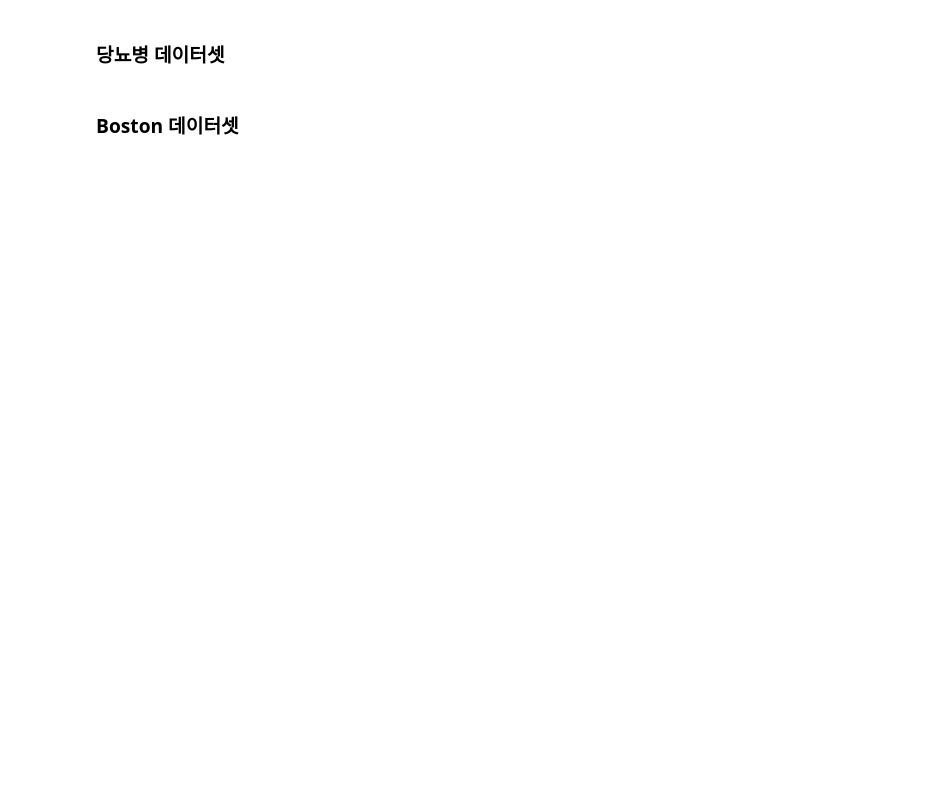
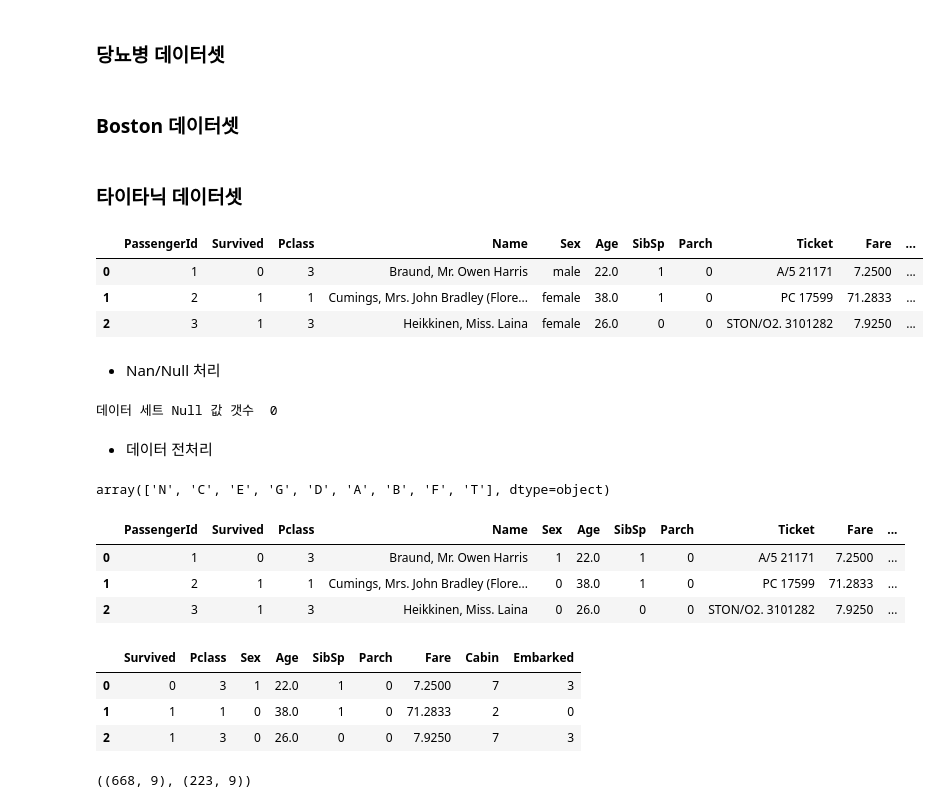
Before and after one commit to EGEG1212/Flask-web, a Jupyter notebook: 04.MachineLearning/make_train_test_file.ipynb, the cells around one changed output. Saved outputs shown, nothing was run; the diff lists cells and outputs as text; code cells hidden in the pictures; blank space fills up the shorter version.

```diff
--- a/04.MachineLearning/make_train_test_file.ipynb
+++ b/04.MachineLearning/make_train_test_file.ipynb
@@ -139,3 +151,52 @@ X_train, X_test, y_train, y_test = train_test_split(
 # %%
 X_train.to_csv('static/data/boston_train.csv', index=False)
 X_test.to_csv('static/data/boston_test.csv', index=False)
+# %% [markdown]
+### 타이타닉 데이터셋
+# %%
+titanic_df = pd.read_csv('../../Machine-Learning/00.data/titanic/train.csv')
+titanic_df.head(3)
+# %% [output]
+|  | PassengerId | Survived | Pclass | Name | Sex | Age | SibSp | Parch | Ticket | Fare | ... |
+| 0 | 1 | 0 | 3 | Braund, Mr. Owen Harris | male | 22.0 | 1 | 0 | A/5 21171 | 7.2500 | ... |
+| 1 | 2 | 1 | 1 | Cumings, Mrs. John Bradley (Flore... | female | 38.0 | 1 | 0 | PC 17599 | 71.2833 | ... |
+| 2 | 3 | 1 | 3 | Heikkinen, Miss. Laina | female | 26.0 | 0 | 0 | STON/O2. 3101282 | 7.9250 | ... |
+# %% [markdown]
+- Nan/Null 처리
+# %%
+titanic_df['Age'].fillna(titanic_df['Age'].mean(), inplace=True)
+titanic_df['Cabin'].fillna('N',inplace=True)
+titanic_df['Embarked'].fillna('N',inplace=True)
+print('데이터 세트 Null 값 갯수 ', titanic_df.isnull().sum().sum())
+# %% [output]
+데이터 세트 Null 값 갯수  0
+# %% [markdown]
+- 데이터 전처리
+# %%
+titanic_df['Cabin'] = titanic_df['Cabin'].str[:1]
+titanic_df['Cabin'].unique()
+# %% [output]
+array(['N', 'C', 'E', 'G', 'D', 'A', 'B', 'F', 'T'], dtype=object)
+# %%
+from sklearn.preprocessing import LabelEncoder
+
+features = ['Cabin', 'Sex', 'Embarked']
+for feature in features:
+    le = LabelEncoder()
+    titanic_df[feature] = le.fit_transform(titanic_df[feature])
+
+titanic_df.head(3)
+# %% [output]
+|  | PassengerId | Survived | Pclass | Name | Sex | Age | SibSp | Parch | Ticket | Fare | ... |
+| 0 | 1 | 0 | 3 | Braund, Mr. Owen Harris | 1 | 22.0 | 1 | 0 | A/5 21171 | 7.2500 | ... |
+| 1 | 2 | 1 | 1 | Cumings, Mrs. John Bradley (Flore... | 0 | 38.0 | 1 | 0 | PC 17599 | 71.2833 | ... |
+| 2 | 3 | 1 | 3 | Heikkinen, Miss. Laina | 0 | 26.0 | 0 | 0 | STON/O2. 3101282 | 7.9250 | ... |
+# %%
+# 머신러닝 알고리즘에 불필요한 속성 제거
+titanic_df.drop(['PassengerId','Name','Ticket'], axis=1, inplace=True)
+titanic_df.head(3)
+# %% [output]
+|  | Survived | Pclass | Sex | Age | SibSp | Parch | Fare | Cabin | Embarked |
+| 0 | 0 | 3 | 1 | 22.0 | 1 | 0 | 7.2500 | 7 | 3 |
+| 1 | 1 | 1 | 0 | 38.0 | 1 | 0 | 71.2833 | 2 | 0 |
+| 2 | 1 | 3 | 0 | 26.0 | 0 | 0 | 7.9250 | 7 | 3 |
@@ -141,0 +211,4 @@ X_test.to_csv('static/data/boston_test.csv', index=False)
+# %%
+X_train.shape, X_test.shape
+# %% [output]
+((668, 9), (223, 9))
```
Also changed, not shown: parts of 20 cells of this notebook, 58 other files.
